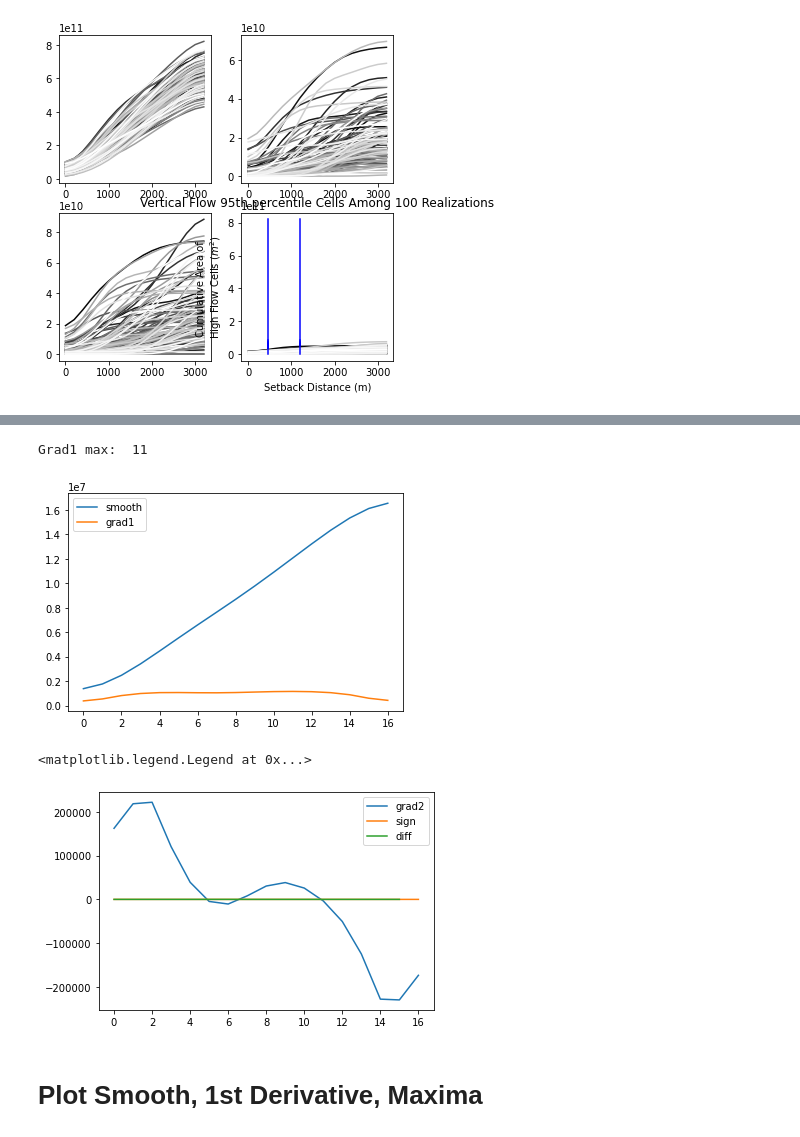
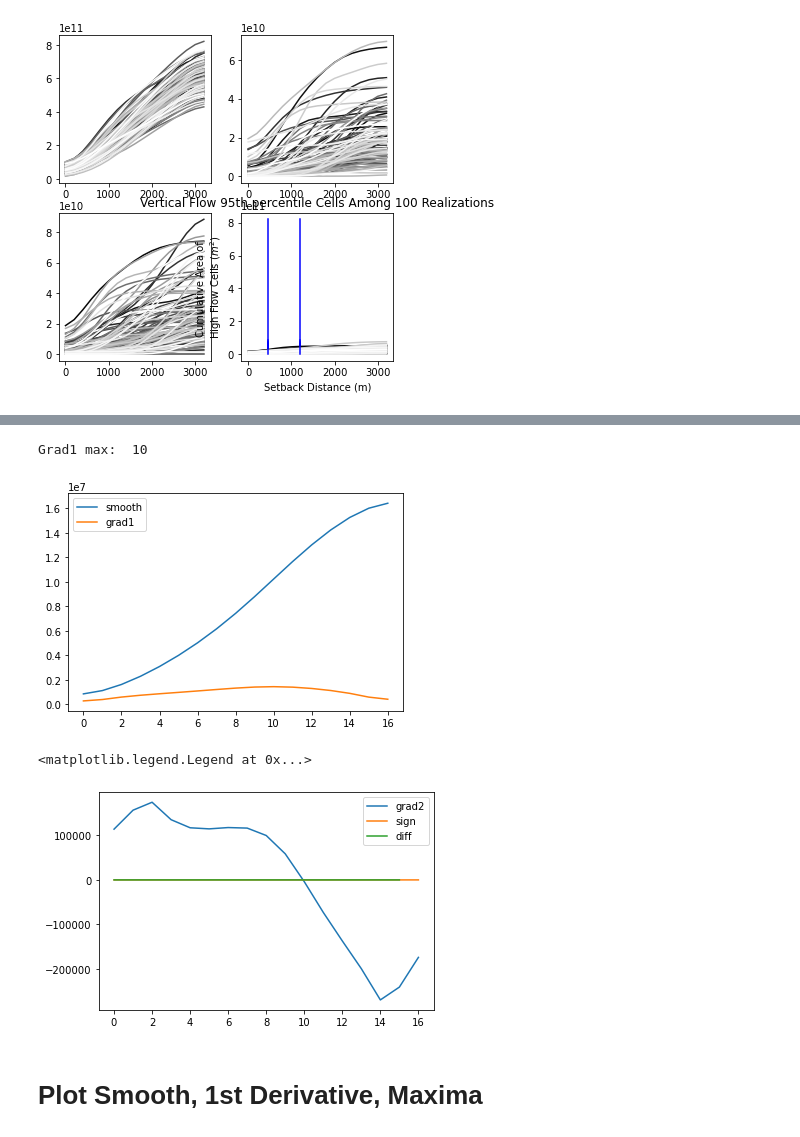
Before and after one commit to andrewcalderwood/CosumnesRiverRecharge, a Jupyter notebook: Projects/Levee_setback/levee_setback_distance_analysis/Setback flow result plotting.ipynb, the cells around one changed output, grey strips where cells are left out. Drawn from its saved outputs; the diff is of its cells as text; code cells hidden in the pictures.

```diff
--- a/Projects/Levee_setback/levee_setback_distance_analysis/Setback flow result plotting.ipynb
+++ b/Projects/Levee_setback/levee_setback_distance_analysis/Setback flow result plotting.ipynb
@@ -273,23 +273,23 @@ Text(0, 0.5, 'Realizations with a maximum gradient')
 # %%
 #example of how g
 # np.sign gives + or -, np diff gives out[i] = a[i+1] - a[i].
 # + to - means max of 1st derivative. So diff ==-2 means max, but to account for difference go up one indice
 grad1_max = np.where(np.diff(np.sign(grad2_df))==-2)
 
-r = 75
+r = 20
 plt.plot(smooth.values[r,:],label='smooth')
 
 plt.plot(grad1_df.values[r,:],label='grad1')
 plt.legend()
 print('Grad1 max: ',grad1_df.values[r,:].argmax())
 plt.show()
 plt.plot(grad2_df.values[r,:],label='grad2')
 
 plt.plot(np.sign(grad2_df).values[r,:],label='sign')
 plt.plot(np.diff(np.sign(grad2_df))[r,:],label='diff')
 plt.legend()
 # %% [output]
-Grad1 max:  11
+Grad1 max:  10
-[figure, old version]
+[figure, new version]
 <matplotlib.legend.Legend at 0x...>
-[figure, old version]
+[figure, new version]
```
Also changed, not shown: parts of 4 cells of this notebook, 34 other files.
